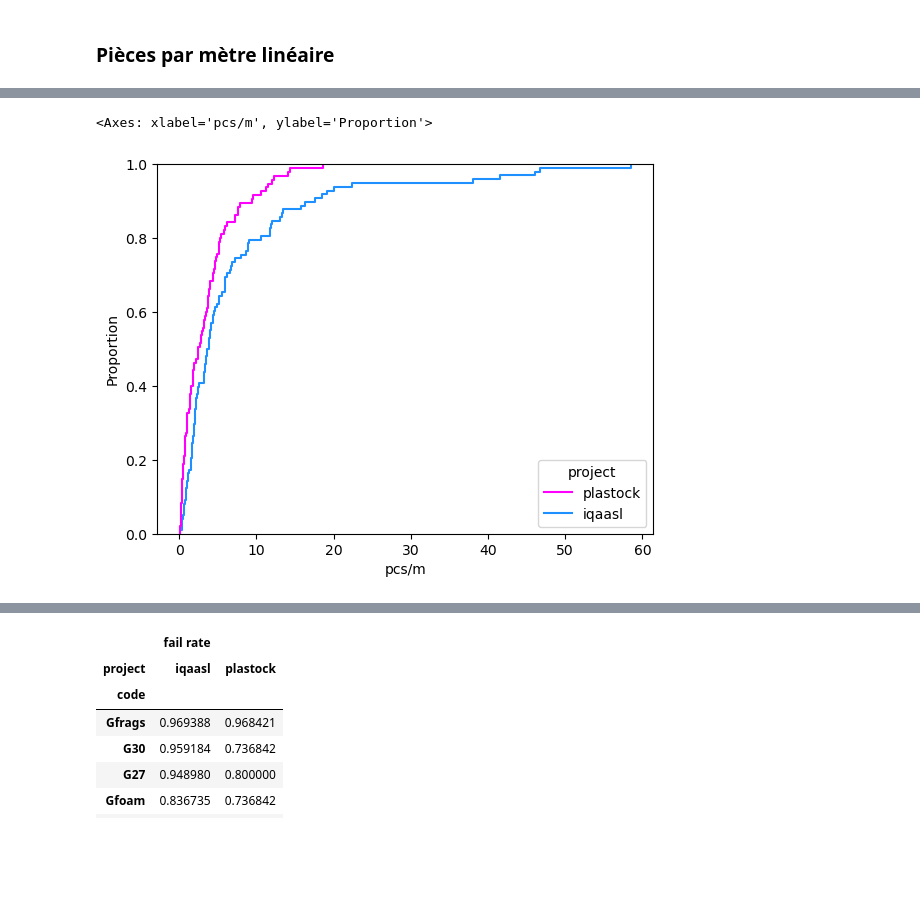
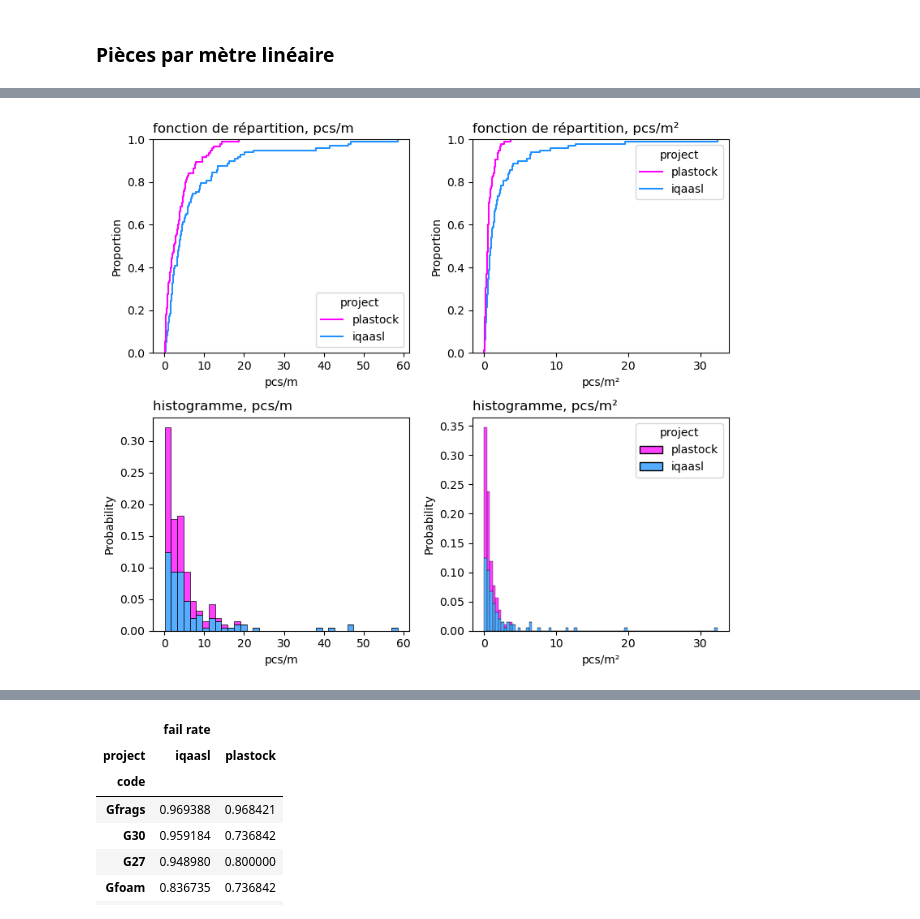
Before and after one commit to AssociationSauvegardeLeman/plastock, a Jupyter notebook: plastock_iqaasl.ipynb, the cells around one changed output, grey strips where cells are left out. Cells and saved outputs as stored; diff of their text form; code cells hidden in the pictures; blank space fills up the shorter version.

```diff
--- a/plastock_iqaasl.ipynb
+++ b/plastock_iqaasl.ipynb
@@ -273,8 +285,23 @@ plt.show()
 # %%
-sns.ecdfplot(data=combined_dt, x="pcs/m", hue="project", palette=palette)
+fig, ax = plt.subplots(2, 2, figsize=(8, 7), sharex=False, sharey=False)
+
+ax[0,0] = sns.ecdfplot(data=combined_dt, x="pcs/m", hue="project", palette=palette, ax=ax[0,0])
+ax[1,0] = sns.histplot(data=combined_dt, x="pcs/m", hue="project", palette=palette, stat="probability", multiple="stack", ax=ax[1,0])
+ax[0,1] = sns.ecdfplot(data=combined_dt, x="pcs/m²", hue="project", palette=palette, ax=ax[0,1])
+ax[1,1] = sns.histplot(data=combined_dt, x="pcs/m²", hue="project", palette=palette, stat="probability", multiple="stack", ax=ax[1,1])
+
+ax[0,0].set_title("fonction de répartition, pcs/m", loc="left")
+ax[1,0].set_title("histogramme, pcs/m", loc="left")
+
+ax[0,1].set_title("fonction de répartition, pcs/m²", loc="left")
+ax[1,1].set_title("histogramme, pcs/m²", loc="left")
+
+ax[1,0].get_legend().remove()
+plt.tight_layout()
+
+plt.show()
 # %% [output]
-<Axes: xlabel='pcs/m', ylabel='Proportion'>
-[figure, old version]
+[figure, new version]
 # %%
 
 mask = (combined_dt.doy >=  0) & (combined_dt.doy <= 50)
```
Also changed, not shown: parts of 15 cells of this notebook, 1 other file.
